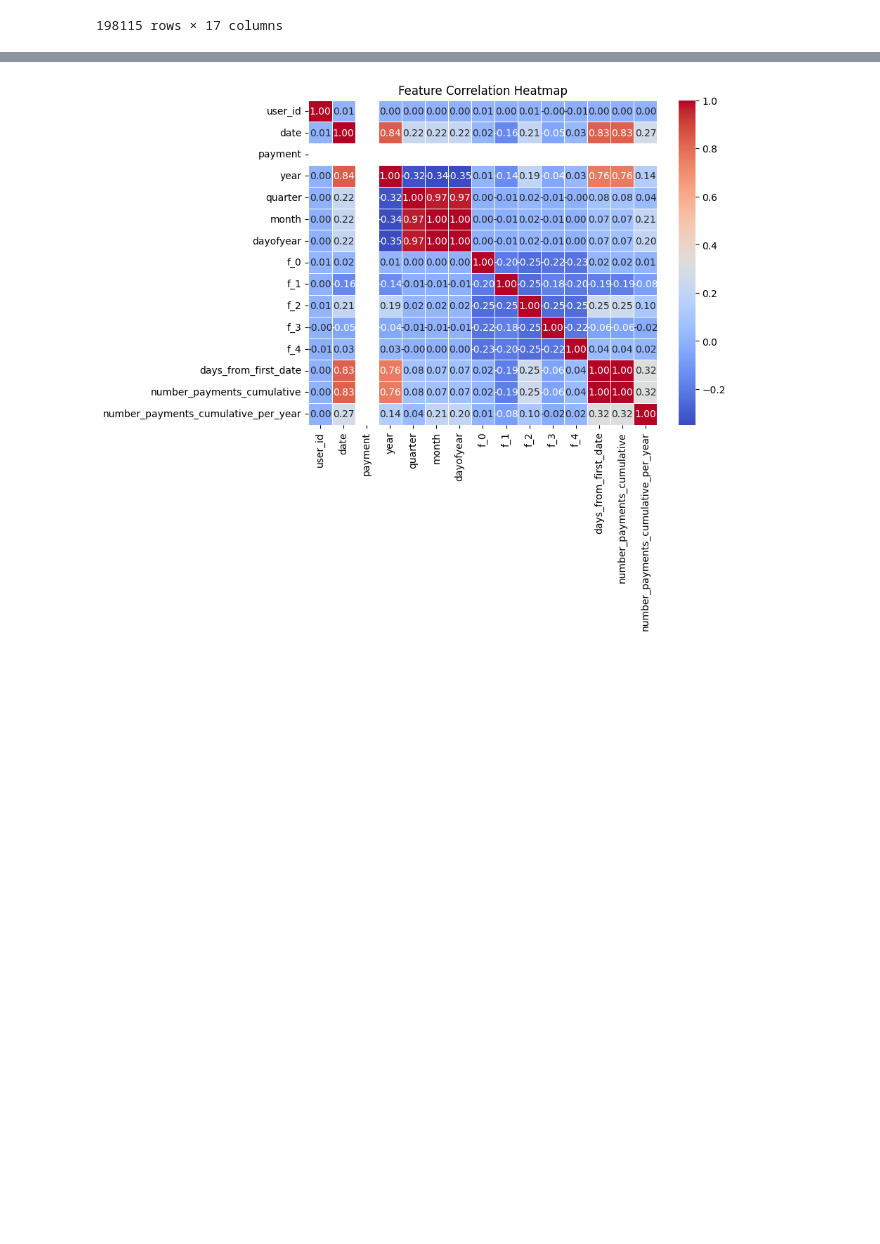
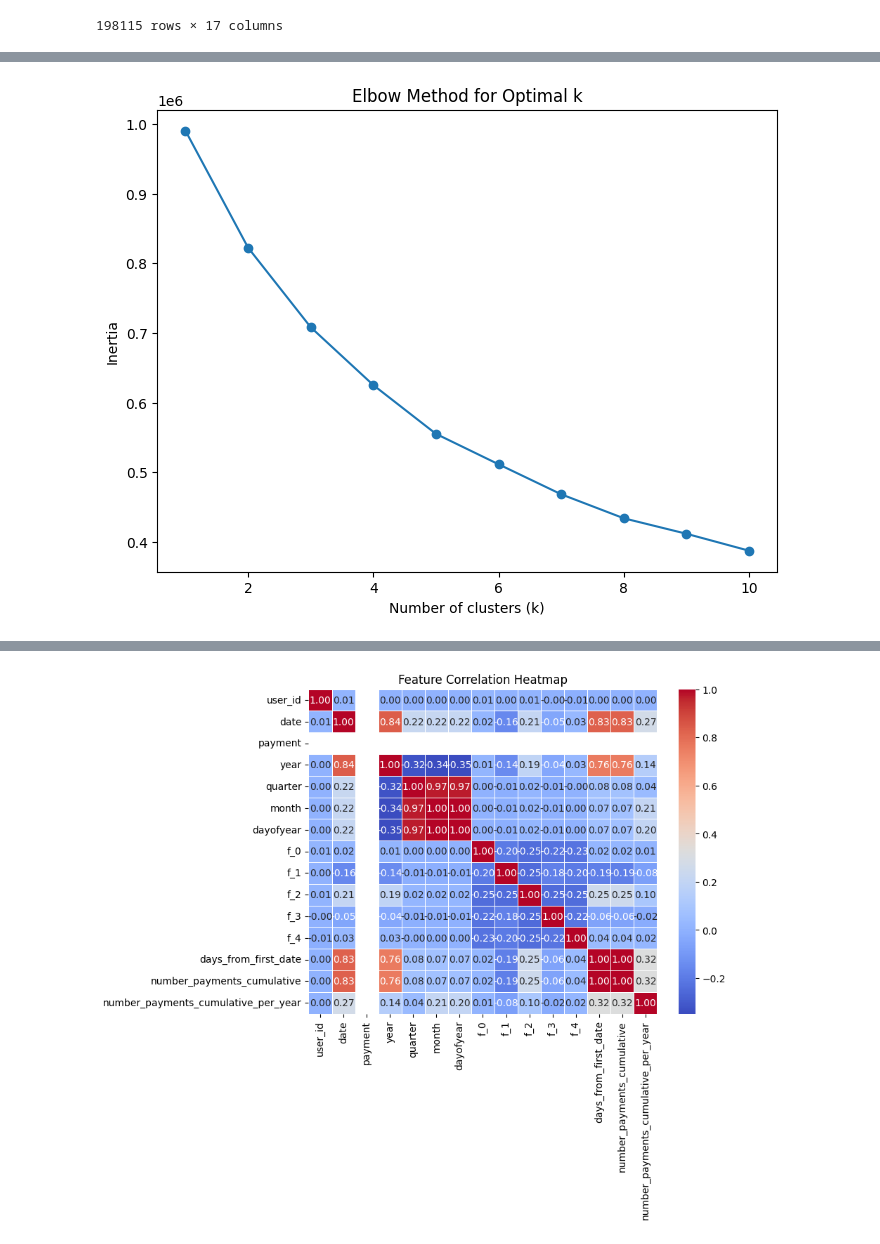
Before and after one commit to MatteoMazzon/interview_project, a Jupyter notebook: assignment_copy.ipynb, the cells around one changed output, grey strips where cells are left out. Saved outputs shown, nothing was run; the diff lists cells and outputs as text; code cells hidden in the pictures; blank space fills up the shorter version.

Commit message:
Including clustering

```diff
--- a/assignment_copy.ipynb
+++ b/assignment_copy.ipynb
@@ -191,0 +181,9 @@ df_merged[df_merged["user_id"] == 0]
+# %%
+# Select the constant features for clustering
+cluster_features = df_merged[['f_0', 'f_1', 'f_2', 'f_3', 'f_4']]
+scaler = StandardScaler()
+cluster_features_scaled = scaler.fit_transform(cluster_features)
+
+from sklearn.cluster import KMeans
+kmeans = KMeans(n_clusters=3, random_state=42)  # Adjust n_clusters as needed
+df_merged['cluster'] = kmeans.fit_predict(cluster_features_scaled)
@@ -191,0 +205,18 @@ df_merged[df_merged["user_id"] == 0]
+# %%
+# Inertia calculation for different k values
+inertia = []
+k_range = range(1, 11)  # Check for k between 1 and 10 clusters
+for k in k_range:
+    kmeans = KMeans(n_clusters=k, random_state=42)
+    kmeans.fit(cluster_features_scaled)
+    inertia.append(kmeans.inertia_)
+
+# Plot the elbow graph
+plt.figure(figsize=(8, 6))
+plt.plot(k_range, inertia, marker='o')
+plt.title('Elbow Method for Optimal k')
+plt.xlabel('Number of clusters (k)')
+plt.ylabel('Inertia')
+plt.show()
+# %% [output]
+[figure, added]
```
Also changed, not shown: parts of 9 cells of this notebook.
